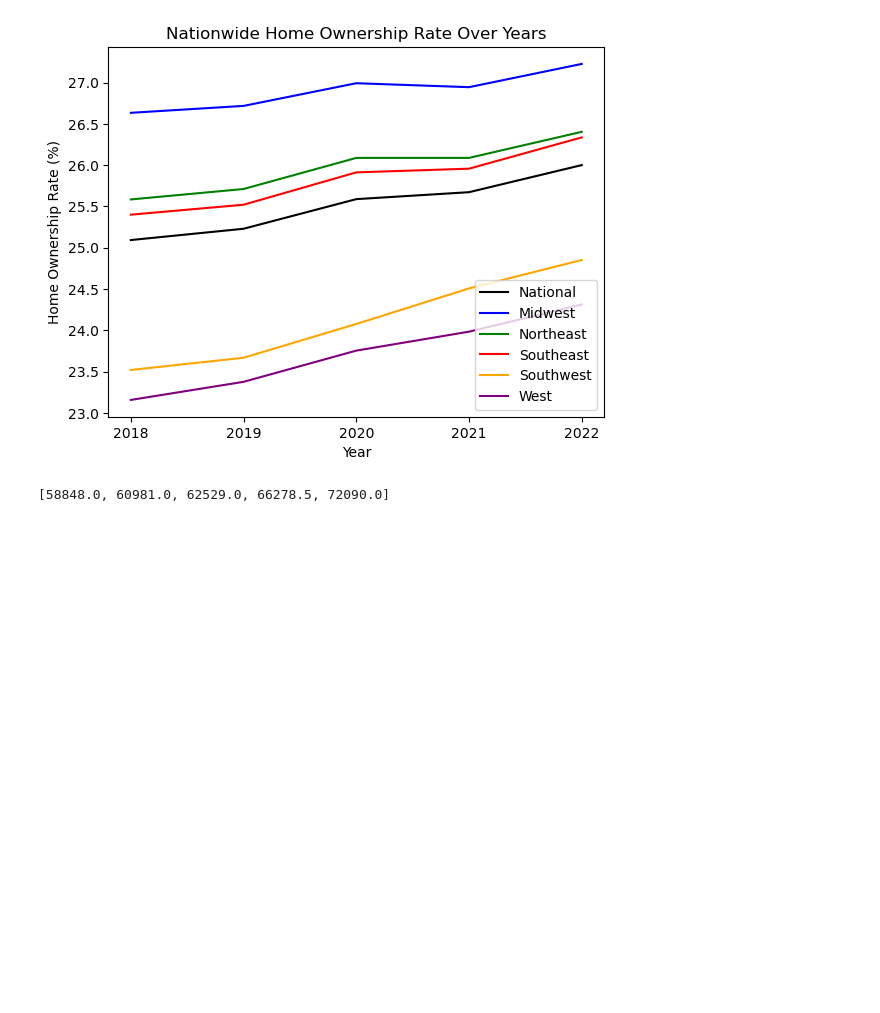
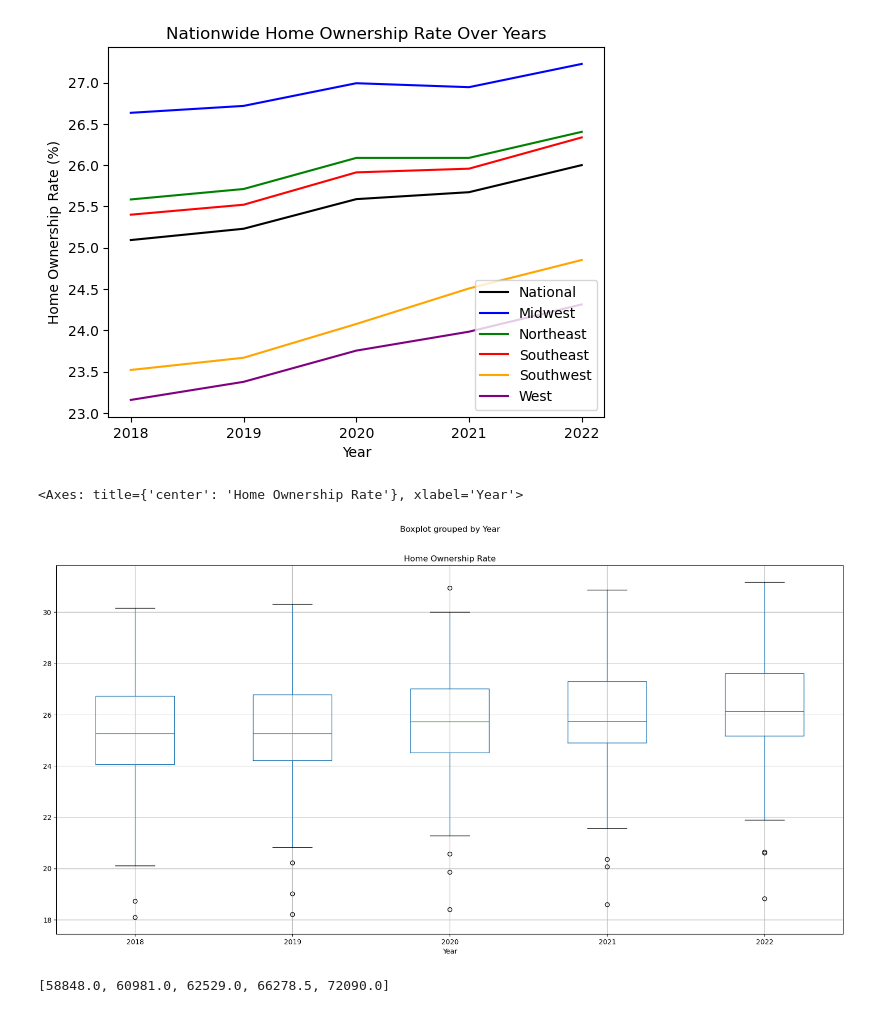
Before and after one commit to cmhillm75/US-Housing-Trends, a Jupyter notebook: nationwide.ipynb, the cells around one changed output. Drawn from its saved outputs; the diff is of its cells as text; code cells hidden in the pictures; blank space fills up the shorter version.

```diff
--- a/nationwide.ipynb
+++ b/nationwide.ipynb
@@ -92,6 +92,11 @@ plt.legend(loc="lower right")
 plt.show()
 # %% [output]
 [figure]
+# %%
+census_pd.boxplot("Home Ownership Rate", by="Year", figsize=(20, 10))
+# %% [output]
+<Axes: title={'center': 'Home Ownership Rate'}, xlabel='Year'>
+[figure, added]
 # %%
 labels = []
 medians = []
```
Also changed, not shown: parts of 6 cells of this notebook.
